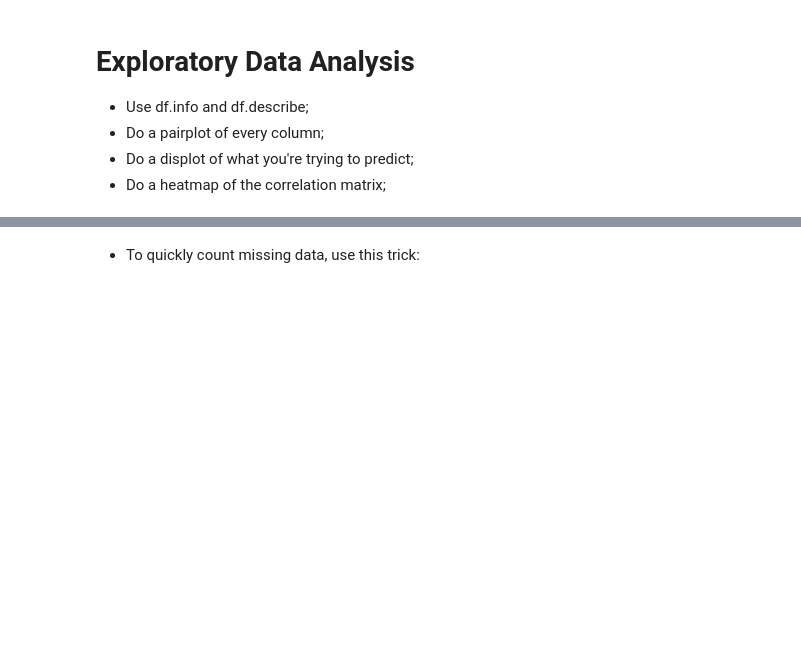
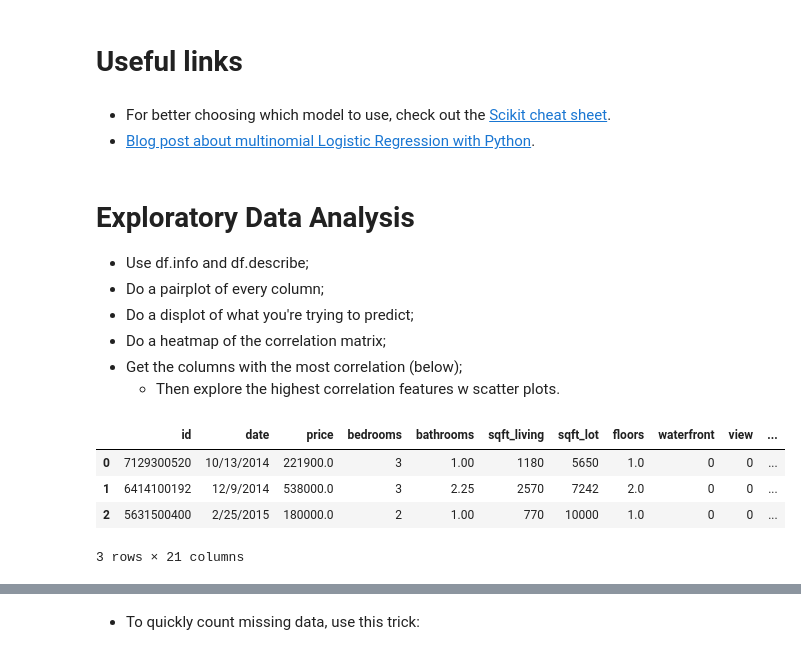
Before and after one commit to pedro-duk/data-science-references-and-tips, a Jupyter notebook: 05 - Tips and Tricks.ipynb, the cells around one changed output, grey strips where cells are left out. Drawn from its saved outputs; the diff is of its cells as text; code cells hidden in the pictures; blank space fills up the shorter version.

```diff
--- a/05 - Tips and Tricks.ipynb
+++ b/05 - Tips and Tricks.ipynb
@@ -1,3 +1,8 @@
+# %% [markdown]
+# Useful links
+# %% [markdown]
+- For better choosing which model to use, check out the [Scikit cheat sheet](https://scikit-learn.org/1.5/machine_learning_map.html).
+- [Blog post about multinomial Logistic Regression with Python](https://machinelearningmastery.com/multinomial-logistic-regression-with-python/).
 # %%
 import pandas as pd
 import numpy as np
@@ -16,3 +20,15 @@ from sklearn.metrics import classification_report, confusion_matrix
 - Do a pairplot of every column;
 - Do a displot of what you're trying to predict;
 - Do a heatmap of the correlation matrix;
+- Get the columns with the most correlation (below);
+  - Then explore the highest correlation features w scatter plots.
+# %%
+dfhouses = pd.read_csv('data/kc_house_data.csv')
+# %%
+dfhouses.head(3)
+# %% [output]
+|  | id | date | price | bedrooms | bathrooms | sqft_living | sqft_lot | floors | waterfront | view | ... |
+| 0 | 7129300520 | 10/13/2014 | 221900.0 | 3 | 1.00 | 1180 | 5650 | 1.0 | 0 | 0 | ... |
+| 1 | 6414100192 | 12/9/2014 | 538000.0 | 3 | 2.25 | 2570 | 7242 | 2.0 | 0 | 0 | ... |
+| 2 | 5631500400 | 2/25/2015 | 180000.0 | 2 | 1.00 | 770 | 10000 | 1.0 | 0 | 0 | ... |
+3 rows × 21 columns
```
Also changed, not shown: parts of 24 cells of this notebook, 32 other files.
